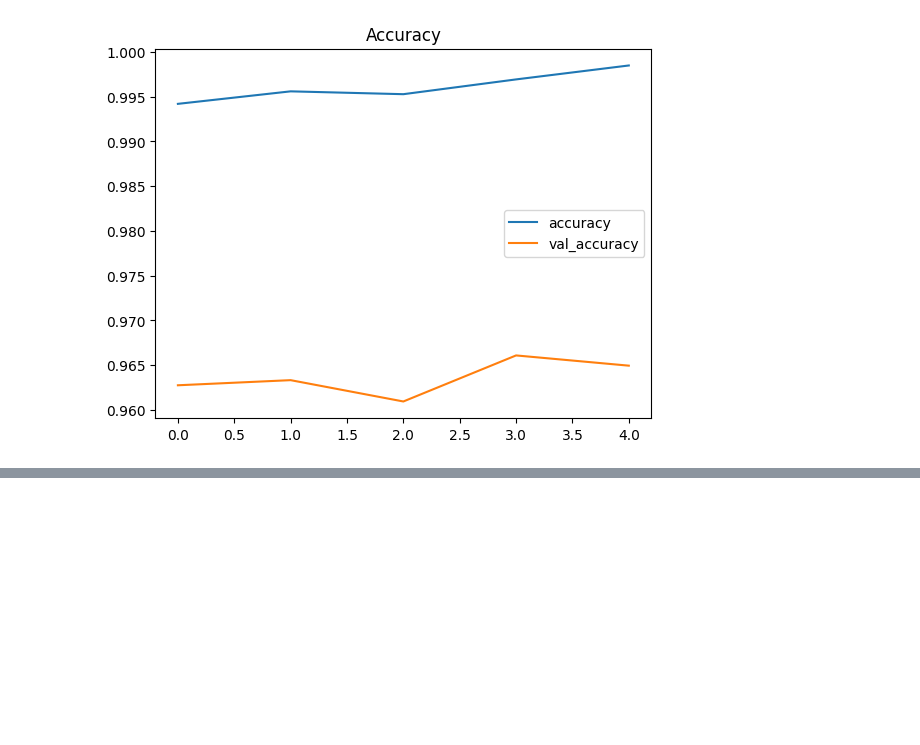
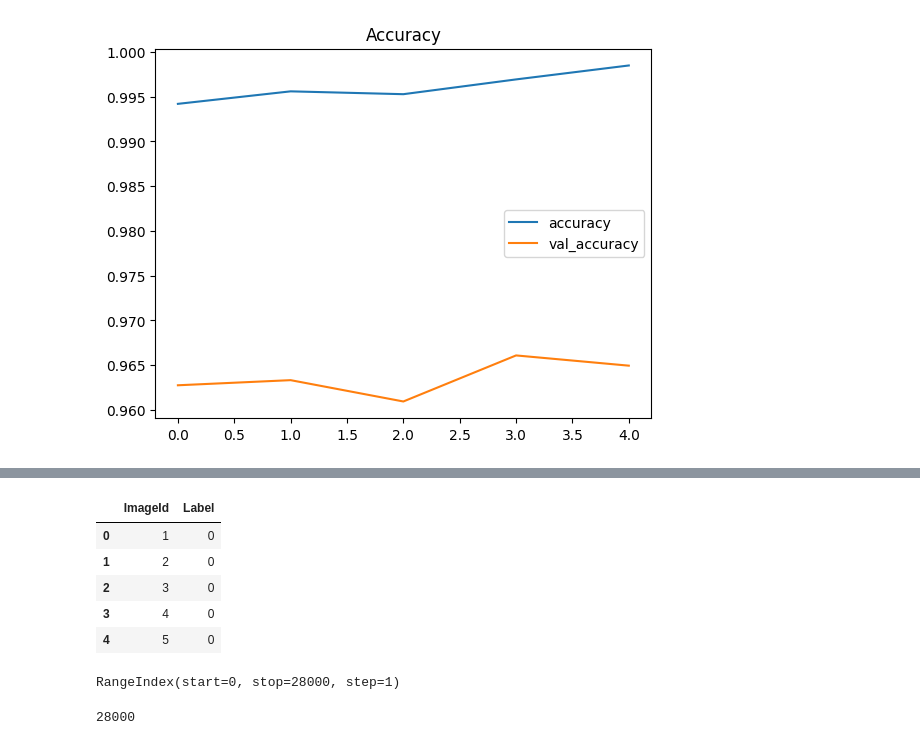
Before and after one commit to DiegoMZD/digit-recognizer, a Jupyter notebook: notebooks/tensorflow1.ipynb, the cells around one changed output, grey strips where cells are left out. Cells and saved outputs as stored; diff of their text form; code cells hidden in the pictures; blank space fills up the shorter version.

```diff
--- a/notebooks/tensorflow1.ipynb
+++ b/notebooks/tensorflow1.ipynb
@@ -100,0 +107,19 @@ Epoch 5/200
+# %%
+submission_example = pd.read_csv(r"..\data\sample_submission.csv")
+# %%
+submission_example.head()
+# %% [output]
+|  | ImageId | Label |
+| 0 | 1 | 0 |
+| 1 | 2 | 0 |
+| 2 | 3 | 0 |
+| 3 | 4 | 0 |
+| 4 | 5 | 0 |
+# %%
+test.index
+# %% [output]
+RangeIndex(start=0, stop=28000, step=1)
+# %%
+len(predicted_labels)
+# %% [output]
+28000
```
Also changed, not shown: parts of 4 cells of this notebook.
